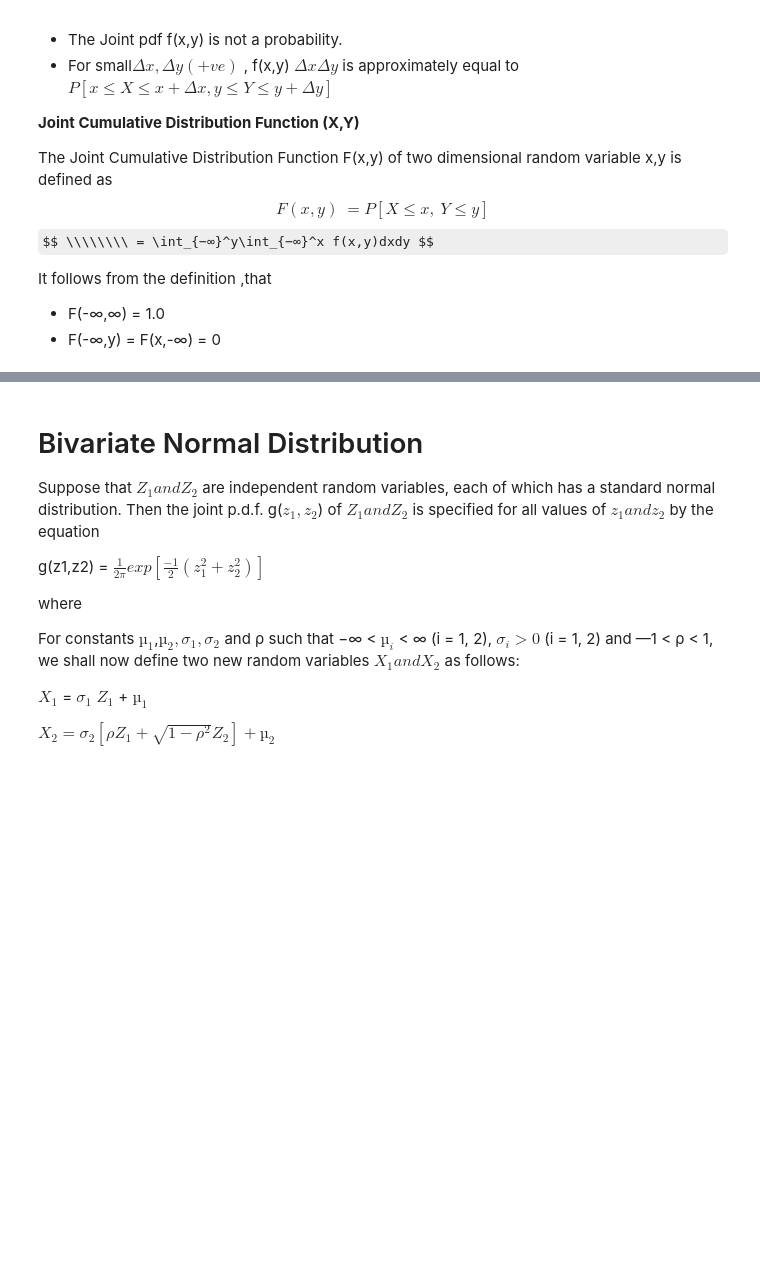
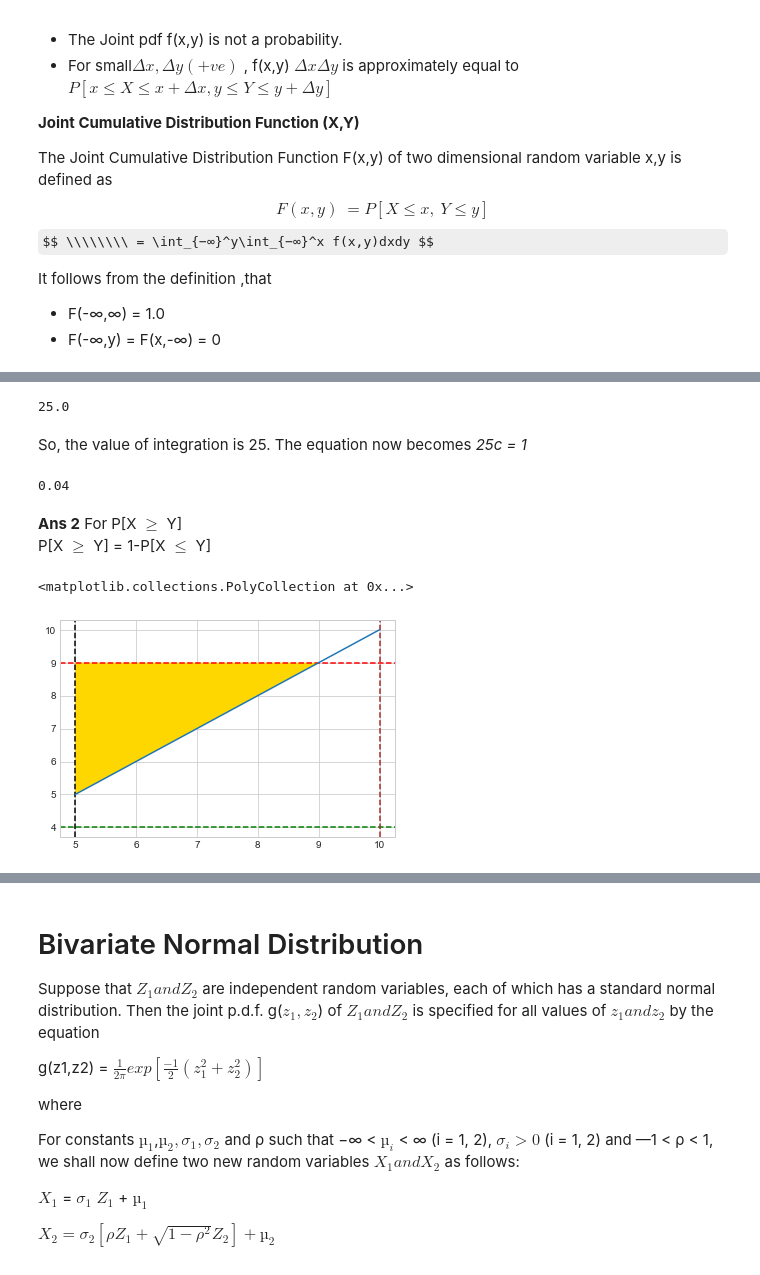
Before and after one commit to PetalsOnWind/Statistics-and-Econometrics-for-Data-Science, a Jupyter notebook: notebooks/JointProbabilityDistribution.ipynb, the cells around one changed output, grey strips where cells are left out. Saved outputs shown, nothing was run; the diff lists cells and outputs as text; code cells hidden in the pictures; some formulas as TeX source; blank space fills up the shorter version.

Commit message:
added joint probability distribution example for continuous variables

```diff
--- a/notebooks/JointProbabilityDistribution.ipynb
+++ b/notebooks/JointProbabilityDistribution.ipynb
@@ -323,0 +335,56 @@ It follows from the definition ,that
+# %%
+# Integrating the function
+
+import numpy as np
+import matplotlib.pyplot as plt
+from sympy import sin, cos, symbols, integrate
+x, y = symbols('x y')
+integrate(1, (x, 4, 9), (y, 5, 10))
+from scipy.integrate import nquad
+
+def f(x, y):
+    return 1
+
+def bounds_y():
+    return [5, 10]
+
+def bounds_x(y):
+    return [4, 9]
+
+y, err = nquad(f, [bounds_x, bounds_y])
+y
+# %% [output]
+25.0
+# %% [markdown]
+So, the value of integration is 25. The equation now becomes *25c = 1*
+# %%
+# value of c
+c = 1/25
+c
+# %% [output]
+0.04
+# %% [markdown]
+**Ans 2** For P[X $\geq$ Y]
+P[X $\geq$ Y] = 1-P[X $\leq$ Y]
+# %%
+# Plotting graph to visualise the area or region for finding probability
+
+%matplotlib inline
+import matplotlib.pyplot as plt
+plt.style.use('seaborn-whitegrid')
+import numpy as np
+
+a = plt.axhline(y=4,color='green',linestyle='dashed')
+b = plt.axhline(y=9,color='red',linestyle='dashed')
+c = plt.axvline(x=5,color='black',linestyle='dashed')
+d =plt.axvline(x=10,color='brown',linestyle='dashed')
+
+x = np.linspace(5,10,100)
+y = x
+y1 = 9
+
+plt.plot(x,y,linestyle='solid')
+plt.fill_between(x,y,y1,where=y1>y, facecolor='gold')
+# %% [output]
+<matplotlib.collections.PolyCollection at 0x...>
+[figure, added]
```
Also changed, not shown: parts of 6 cells of this notebook.
